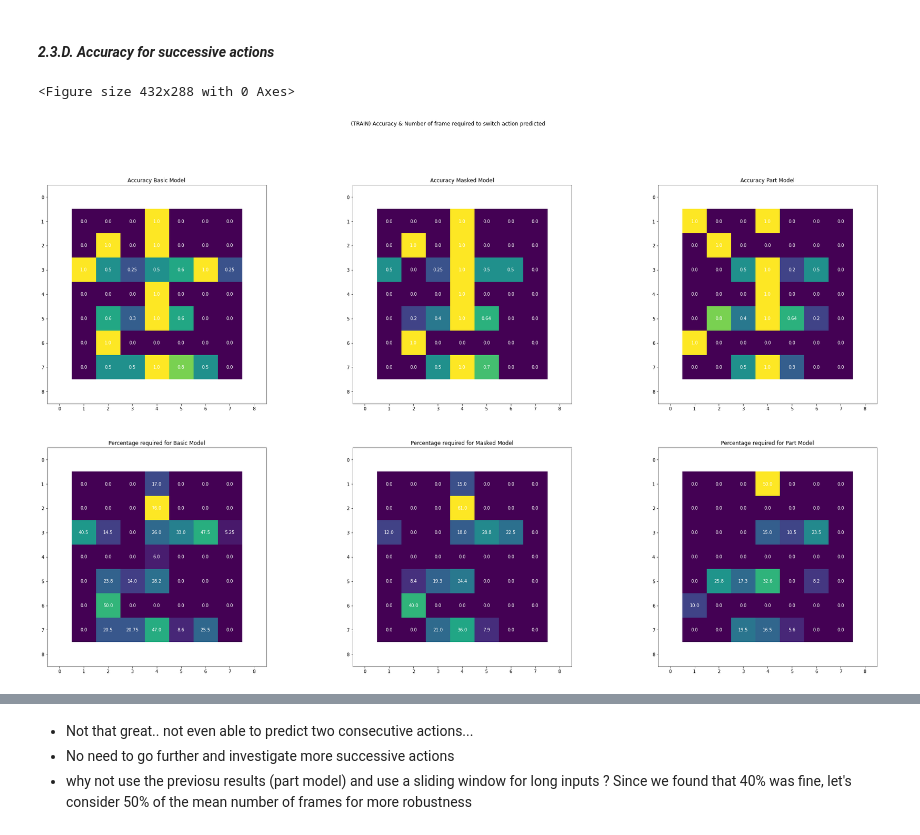
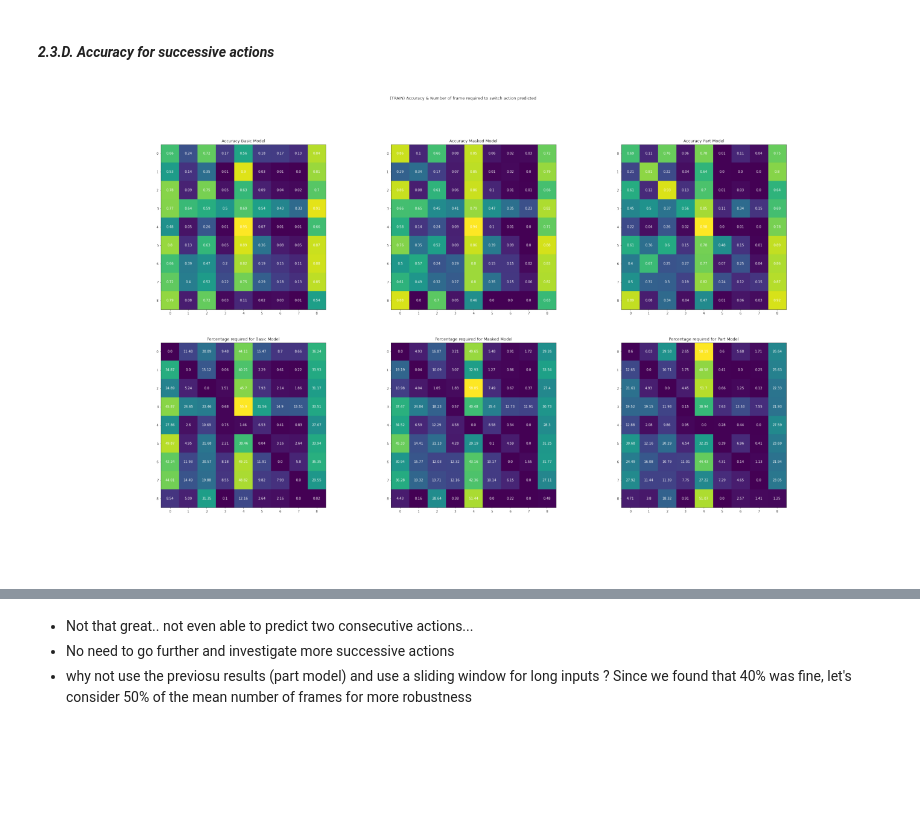
Before and after one commit to anthony-kobanda/human-action-recognition, a Jupyter notebook: model.ipynb, the cells around one changed output, grey strips where cells are left out. Cells and saved outputs as stored; diff of their text form; code cells hidden in the pictures; blank space fills up the shorter version.

Commit message:
accuracy for succesive actions with time window

```diff
--- a/model.ipynb
+++ b/model.ipynb
@@ -958,10 +957,11 @@ def accuracy_successive(model, dataset, max_n=None):
 
     return accuracies/N, nb_frame_needed/N
 # %%
-train_result_successive = [accuracy_successive(model, train_dataset3D, int(0.025*len(train_dataset3D))) for model in [model_LSTM03D, model_LSTM03D_masked, model_LSTM03D_part]]
-val_result_successive = [accuracy_successive(model, val_dataset3D, int(0.1*len(val_dataset3D))) for model in [model_LSTM03D, model_LSTM03D_masked, model_LSTM03D_part]]
+if False:
+    train_result_successive = [accuracy_successive(model, train_dataset3D, int(0.025*len(train_dataset3D))) for model in [model_LSTM03D, model_LSTM03D_masked, model_LSTM03D_part]]
+    val_result_successive = [accuracy_successive(model, val_dataset3D, int(0.1*len(val_dataset3D))) for model in [model_LSTM03D, model_LSTM03D_masked, model_LSTM03D_part]]
 # %%
-if True:
+if False:
 
     plt.clf()
 
@@ -970,33 +970,32 @@ if True:
     fig.set_figwidth(35)
 
     x = np.linspace(start=0.1, stop=1, num=10)
     model_names = ["Basic", "Masked", "Part"]
 
     for i in range(3):
 
         ax[0][i].set_title("Accuracy {} Model".format(model_names[i]))
         ax[0][i].imshow(train_result_successive[i][0])
         for j in range(len(classes)):
             for k in range(len(classes)):
                 ax[0][i].text(j, k, round(train_result_successive[i][0][k][j],2) , ha="center", va="center", color="w")
 
         ax[1][i].set_title("Percentage required for {} Model".format(model_names[i]))
         ax[1][i].imshow(train_result_successive[i][1])
         for j in range(len(classes)):
             for k in range(len(classes)):
                 ax[1][i].text(j, k, round(train_result_successive[i][1][k][j],2) , ha="center", va="center", color="w")
 
     fig.suptitle("(TRAIN) Accuracy & Number of frame required to switch action predicted")
     plt.savefig("./assets/accuracy_succesive_train.png")
     plt.show()
 
 else:
 
     img = plt.imread("./assets/accuracy_succesive_train.png")
     plt.figure(figsize=(25,32))
     plt.imshow(img)
     plt.axis("off")
 # %% [output]
-<Figure size 432x288 with 0 Axes>
-[figure, old version]
+[figure, new version]
 # %%
```
Also changed, not shown: parts of 19 cells of this notebook, 6 other files.
